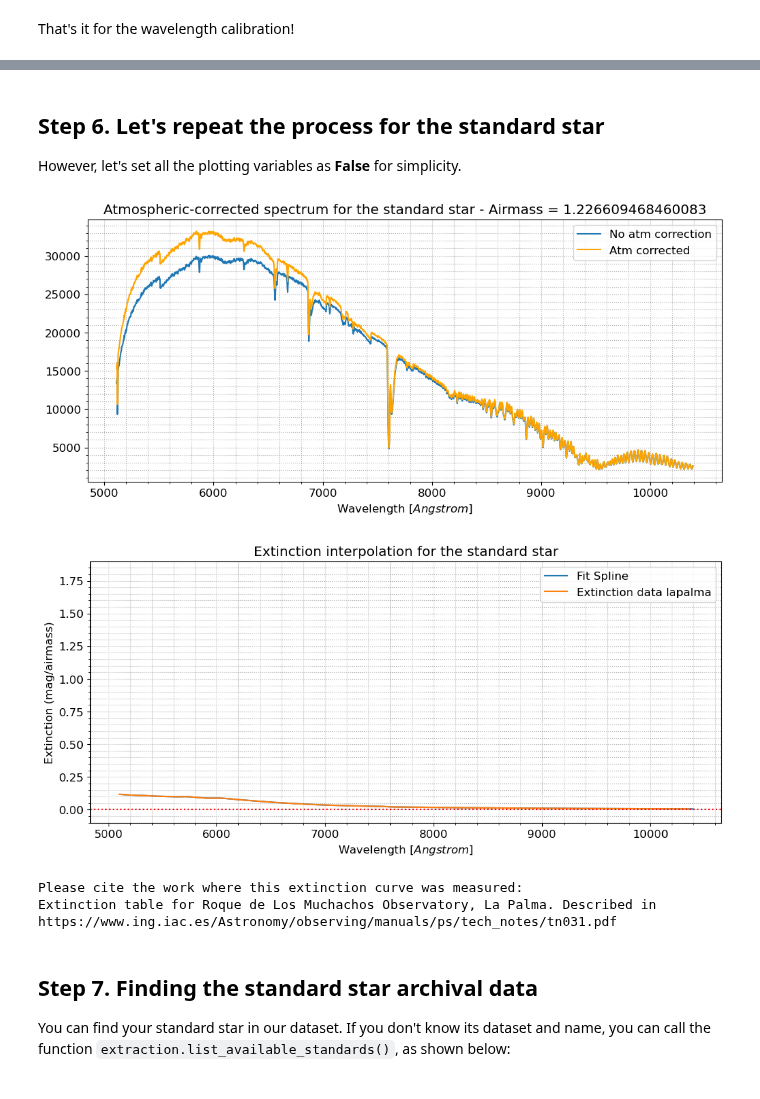
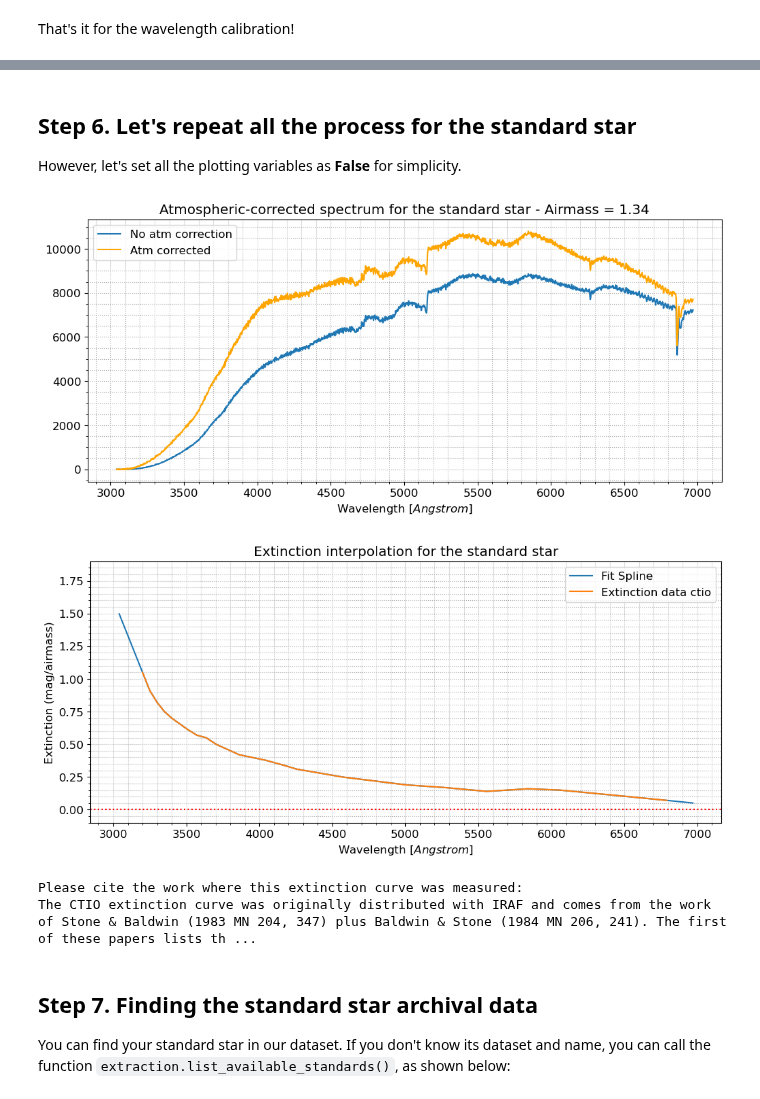
Before and after one commit to ranieremenezes/easyspec, a Jupyter notebook: tutorial/spectroscopy_tracing_easyspec.ipynb, the cells around one changed output, grey strips where cells are left out. Drawn from its saved outputs; the diff is of its cells as text; code cells hidden in the pictures.

```diff
--- a/tutorial/spectroscopy_tracing_easyspec.ipynb
+++ b/tutorial/spectroscopy_tracing_easyspec.ipynb
@@ -16,9 +18,10 @@ Now let's load our data. Notice that you can take the reddening for your target
 # %%
-output_directory = "./G4JY64_results"
-target_name = "G4JY64"
+output_directory = "./PKSJ0049-5738_results"
+target_name = "PKSJ0049-5738"
 std_star_file = "./master_standard_star.fits"
-target_data_file = "./master_target_G4JY64.fits"
-reddening = 0.0261
+target_data_file = "./master_target_spec_PKSJ0049_5738.fits"
+reddening = 0.0214
+observatory = "ctio"
 
 target_data, std_data = extraction.import_data(target_data_file,target_name, std_star_spec_file=std_star_file,plot=True)
 # %% [output]
@@ -125,23 +154,22 @@ Extinction table for Roque de Los Muchachos Observatory, La Palma. Described in
 # %% [markdown]
-## Step 6. Let's repeat the process for the standard star
+## Step 6. Let's repeat all the process for the standard star
 
 However, let's set all the plotting variables as **False** for simplicity.
 # %%
 spine_std = extraction.tracing(std_data, method="moments", peak_height=100,poly_order=2, xlims=[150,2020], y_pixel_range=15, main_plot = False, plot_residuals=False)
 # %%
-spec_std_list, lamp_spec_list_std, lamp_peak_positions_list_std = extraction.extracting(std_data, spine_std, master_lamp_data="./master_lamp.fits", trace_half_width = 7, shift_y_pixels = 21, lamp_peak_height=10000, peak_distance=30, diagnostic_plots = False, spec_plots = False)
+spec_std_list, lamp_spec_list_std, lamp_peak_positions_list_std = extraction.extracting(std_data, spine_std, master_lamp_data="./master_lamp.fits", trace_half_width = 7, shift_y_pixels = 21, lamp_peak_height=1000, peak_distance=150, diagnostic_plots = False, spec_plots = False)
-# %%
-lamp_peak_positions_list_std = [np.asarray([412, 553, 619, 833, 1156, 1520, 1711])]
-corresponding_wavelengths = [6143.0626,6506.5281, 6678.2762, 7245.1666,8112.9012,9122.967,9657.7060]
+# %%
+corresponding_wavelengths = [3650.1580, 4046.5650, 4358.3350, 5460.7500, 5790.6700, 6096.1631, 6402.2480, 6929.4673]
 # %%
 wavelengths_std, _ = extraction.wavelength_calibration(lamp_peak_positions_list_std, corresponding_wavelengths, poly_order=3, diagnostic_plots = False)
 # %%
-spec_atm_corrected_std = extraction.extinction_correction(spec_std_list, wavelengths_std, observatory="lapalma", data_type="std_star", custom_observatory = None, spline_order = 1, plots = True)
+spec_atm_corrected_std = extraction.extinction_correction(spec_std_list, wavelengths_std, observatory=observatory, data_type="std_star", custom_observatory = None, spline_order = 1, plots = True)
 # %% [output]
-[figure, old version]
+[figure, new version]
-[figure, old version]
+[figure, new version]
 Please cite the work where this extinction curve was measured:
-Extinction table for Roque de Los Muchachos Observatory, La Palma. Described in https://www.ing.iac.es/Astronomy/observing/manuals/ps/tech_notes/tn031.pdf
+The CTIO extinction curve was originally distributed with IRAF and comes from the work of Stone & Baldwin (1983 MN 204, 347) plus Baldwin & Stone (1984 MN 206, 241). The first of these papers lists th ...
 # %% [markdown]
 ## Step 7. Finding the standard star archival data
 
```
Also changed, not shown: parts of 29 cells of this notebook, 2 other files.
